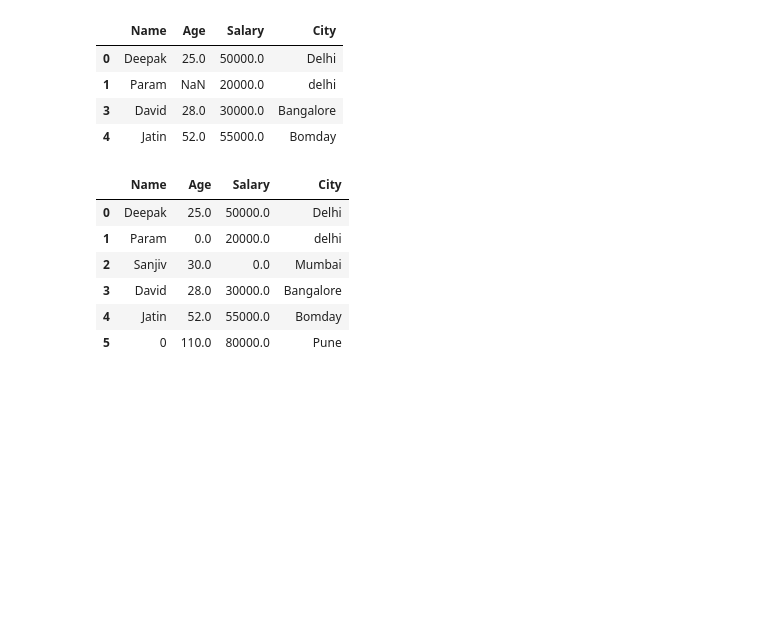
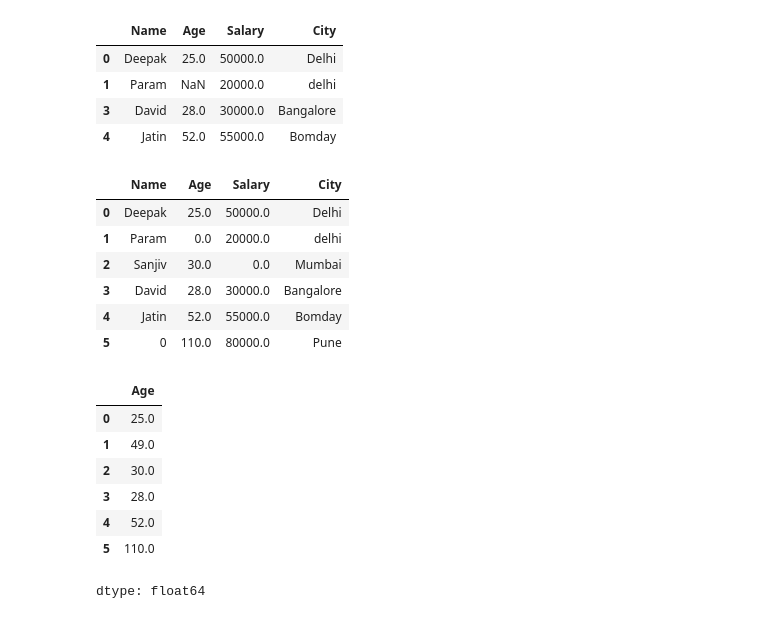
Before and after one commit to navgaur/AWP, a Jupyter notebook: 1.ipynb, the cells around one changed output. Drawn from its saved outputs; the diff is of its cells as text; code cells hidden in the pictures; blank space fills up the shorter version.

```diff
--- a/1.ipynb
+++ b/1.ipynb
@@ -283,3 +284,14 @@ df3.fillna(0)       # Fill 0 where there is missing or null values
 | 3 | David | 28.0 | 30000.0 | Bangalore |
 | 4 | Jatin | 52.0 | 55000.0 | Bomday |
 | 5 | 0 | 110.0 | 80000.0 | Pune |
+# %%
+df3["Age"].fillna(df3["Age"].mean())
+# %% [output]
+|  | Age |
+| 0 | 25.0 |
+| 1 | 49.0 |
+| 2 | 30.0 |
+| 3 | 28.0 |
+| 4 | 52.0 |
+| 5 | 110.0 |
+dtype: float64
```
Also changed, not shown: parts of 2 cells of this notebook.
